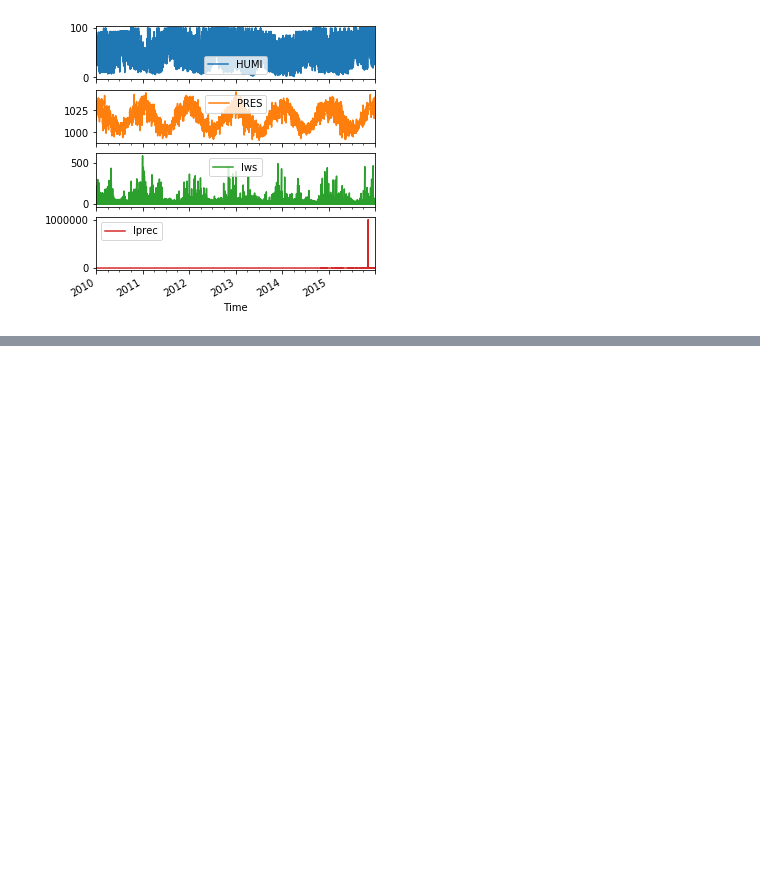
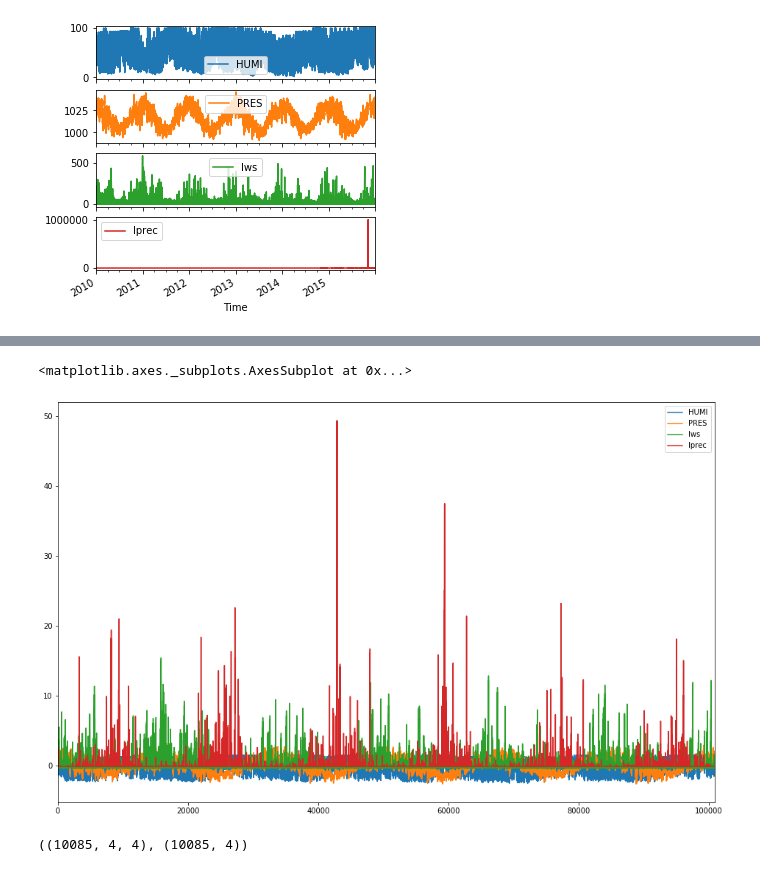
Before and after one commit to beamconan/ML, a Jupyter notebook: Lab_3_to/LAB_3_to.ipynb, the cells around one changed output, grey strips where cells are left out. Saved outputs shown, nothing was run; the diff lists cells and outputs as text; code cells hidden in the pictures; blank space fills up the shorter version.

```diff
--- a/Lab_3_to/LAB_3_to.ipynb
+++ b/Lab_3_to/LAB_3_to.ipynb
@@ -123,0 +124,4 @@ NameError: name 'result' is not defined
+# %%
+#no cleasing data
+raw_data = df_bj.append(df_cd, ignore_index=False, sort=True)
+raw_data
@@ -148,6 +166,6 @@ df_bj
 # %%
 df_cd[df_cd.columns[1:5]] = df_cd[df_cd.columns[1:5]].apply(pd.to_numeric, errors='coerce')
-df_cd.dropna()
+df_cd = df_cd.dropna()
 df_cd = df_cd.drop_duplicates()
 df_cd
 # %% [output]
@@ -184,2 +202,2 @@ result.dropna()
 # %%
-result.sort_values(by=['Time'])
+result = result.sort_values(by=['Time'])
@@ -217,0 +211,4 @@ df
+# %%
+df = result[['Time', 'HUMI','PRES','Iws','Iprec','city']]
+df_feature = df[df.columns[1:5]]
+df_feature
@@ -218,8 +248,23 @@ df
+# %%
+columns = ['HUMI','PRES','Iws','Iprec']
+standard_scaler = preprocessing.StandardScaler() #Standardized Norm
+x_standard_scaled = standard_scaler.fit_transform(df_feature)
+df_feature = pd.DataFrame(x_standard_scaled,columns=columns)
+df_feature.plot(figsize=(16, 10))
+# %% [output]
+<matplotlib.axes._subplots.AxesSubplot at 0x...>
+[figure, added]
 # %%
 timestep = 4
-stride = 2
-data = []
+stride = 10
+y = []
+X = []
 for i in range(4,len(df)-timestep+1,stride):
-    data.append(df[columns].iloc[i:i+timestep].to_numpy())
-array_2 = np.array(data)
-array_2.shape
+    X.append(df_feature.iloc[i:i+timestep].to_numpy())
+    y.append(df_labels.iloc[i:i+timestep].to_numpy())
+X = np.array(x)
+y = np.array(y)
+
+X.shape,y.shape
+# %% [output]
+((10085, 4, 4), (10085, 4))
```
Also changed, not shown: parts of 31 cells of this notebook, 1 other file.
